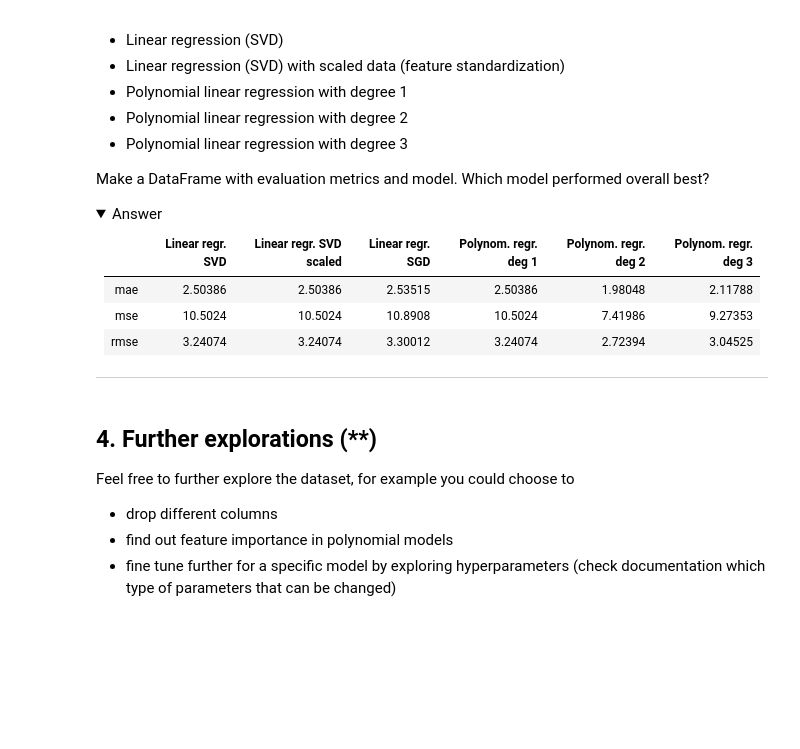
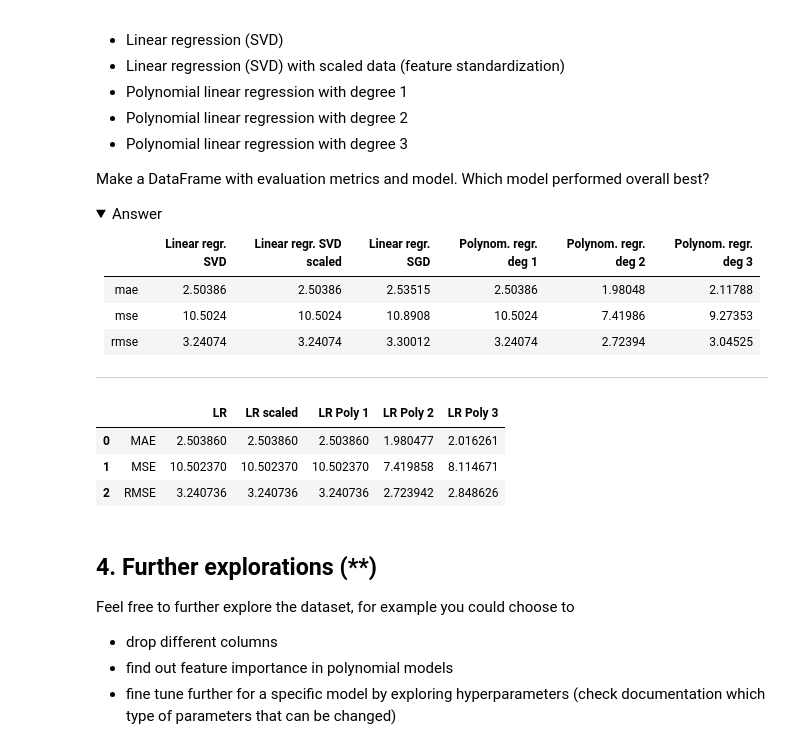
Before and after one commit to MrEcE0046/AI-ML-Grundkunskaper, a Jupyter notebook: ML/EX/E01_sklearn.ipynb, the cells around one changed output. Cells and saved outputs as stored; diff of their text form; code cells hidden in the pictures; folded sections open; blank space fills up the shorter version.

```diff
--- a/ML/EX/E01_sklearn.ipynb
+++ b/ML/EX/E01_sklearn.ipynb
@@ -63,7 +63,6 @@ import numpy as np
 import seaborn as sns
 
 df = sns.load_dataset("mpg")
-df = df.drop(df[df.values == "?"].index)
 df = df.reset_index()
 df.head(10)
 # %% [output]
@@ -112,6 +111,7 @@ df
 | 397 | 31.0 | 4.0 | 119.0 | 82.0 | 2720.0 | 19.4 | 82.0 | usa | chevy s-10 |
 398 rows × 9 columns
 # %%
+df.dropna(inplace=True)
 X = df.drop(columns=["origin","name"])
 # df.corr()["mpg"]
 # %%
@@ -161,3 +178,21 @@ MSE 10.50
 RMSE 3.24
 
 </details>
+# %%
+from sklearn.linear_model import LinearRegression
+from sklearn.metrics import mean_absolute_error, mean_squared_error, root_mean_squared_error
+
+def training_model(X_train, X_test, y_train, y_test):
+    model = LinearRegression()
+    model.fit(X_train, y_train)
+
+    y_pred = model.predict(X_test)
+
+    MAE = mean_absolute_error(y_test, y_pred)
+    MSE = mean_squared_error(y_test, y_pred)
+    RMSE = root_mean_squared_error(y_test, y_pred)
+
+    return MAE, MSE, RMSE
+
+lr = training_model(X_train, X_test, y_train, y_test)
+print(lr)
@@ -190,3 +255,38 @@ Make a DataFrame with evaluation metrics and model. Which model performed overal
+# %%
+from sklearn.preprocessing import PolynomialFeatures
+
+def polynomial_regression(X_train, X_test, y_train, y_test):
+    results = []
+    deg = (1, 2, 3)
+    for i in deg:
+        poly_features = PolynomialFeatures(degree=i)
+        poly_X_train = poly_features.fit_transform(X_train)
+        poly_X_test = poly_features.transform(X_test)
+
+        model = LinearRegression()
+        model.fit(poly_X_train, y_train)
+
+        y_pred = model.predict(poly_X_test)
+
+        poly_MAE = mean_absolute_error(y_test, y_pred)
+        poly_MSE = mean_squared_error(y_test, y_pred)
+        poly_RMSE = root_mean_squared_error(y_test, y_pred)
+
+        results.extend([[poly_MAE, poly_MSE, poly_RMSE]])
+
+    return results
+
+poly = polynomial_regression(X_train, X_test, y_train, y_test)
+
+for i, result in enumerate(poly):
+    df_results.insert(3, f"LR Poly {3 - i}", poly[2-i])
+
+df_results
+# %% [output]
+|  |  | LR | LR scaled | LR Poly 1 | LR Poly 2 | LR Poly 3 |
+| 0 | MAE | 2.503860 | 2.503860 | 2.503860 | 1.980477 | 2.016261 |
+| 1 | MSE | 10.502370 | 10.502370 | 10.502370 | 7.419858 | 8.114671 |
+| 2 | RMSE | 3.240736 | 3.240736 | 3.240736 | 2.723942 | 2.848626 |
 # %% [markdown]
 
 ## 4. Further explorations (**)
```
Also changed, not shown: parts of 4 cells of this notebook, 1 other file.
